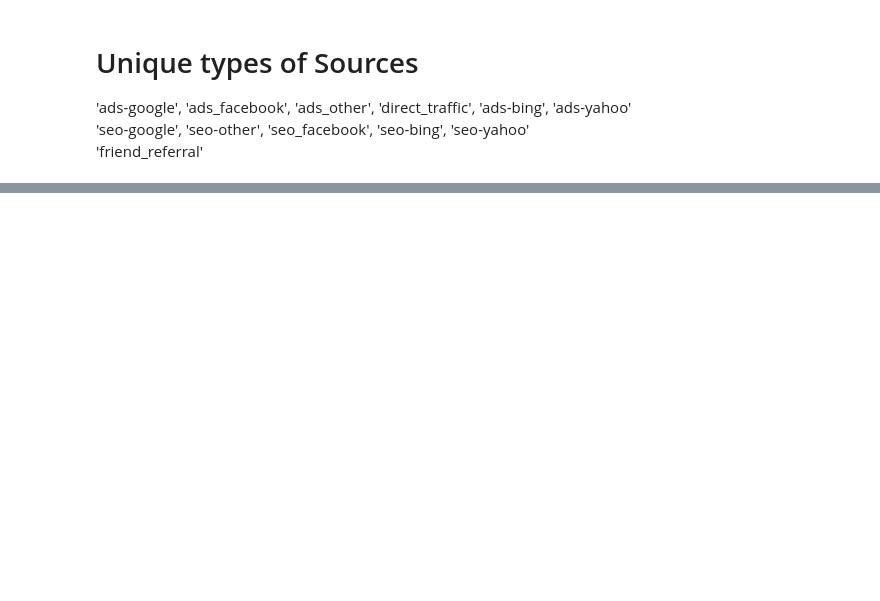
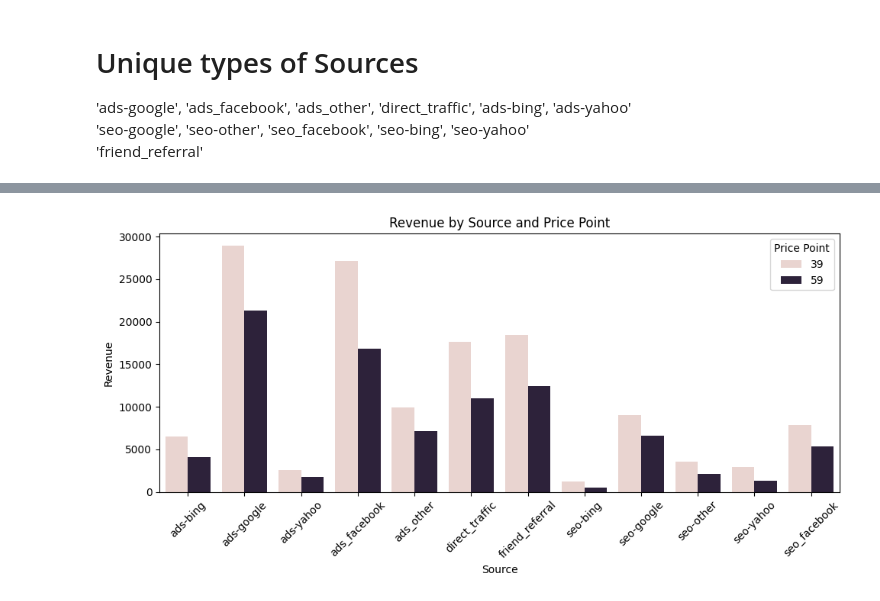
Before and after one commit to D123aniel/DATA110, a Jupyter notebook: project.ipynb, the cells around one changed output, grey strips where cells are left out. Drawn from its saved outputs; the diff is of its cells as text; code cells hidden in the pictures; blank space fills up the shorter version.

```diff
--- a/project.ipynb
+++ b/project.ipynb
@@ -50,0 +62,17 @@ plt.show()
+# %%
+# Calculate the revenue for each source and price point
+combined['revenue'] = combined['price'] * combined['converted']
+revenue_by_source_price = combined.groupby(['source', 'price'])['revenue'].sum().reset_index()
+
+# Plot the revenue by source and price point
+plt.figure(figsize=(10,5))
+sns.barplot(data=revenue_by_source_price, x='source', y='revenue', hue='price')
+plt.title('Revenue by Source and Price Point')
+plt.xlabel('Source')
+plt.ylabel('Revenue')
+plt.legend(title='Price Point')
+plt.xticks(rotation=45)
+plt.tight_layout()
+plt.show()
+# %% [output]
+[figure, added]
```
Also changed, not shown: parts of 4 cells of this notebook.
